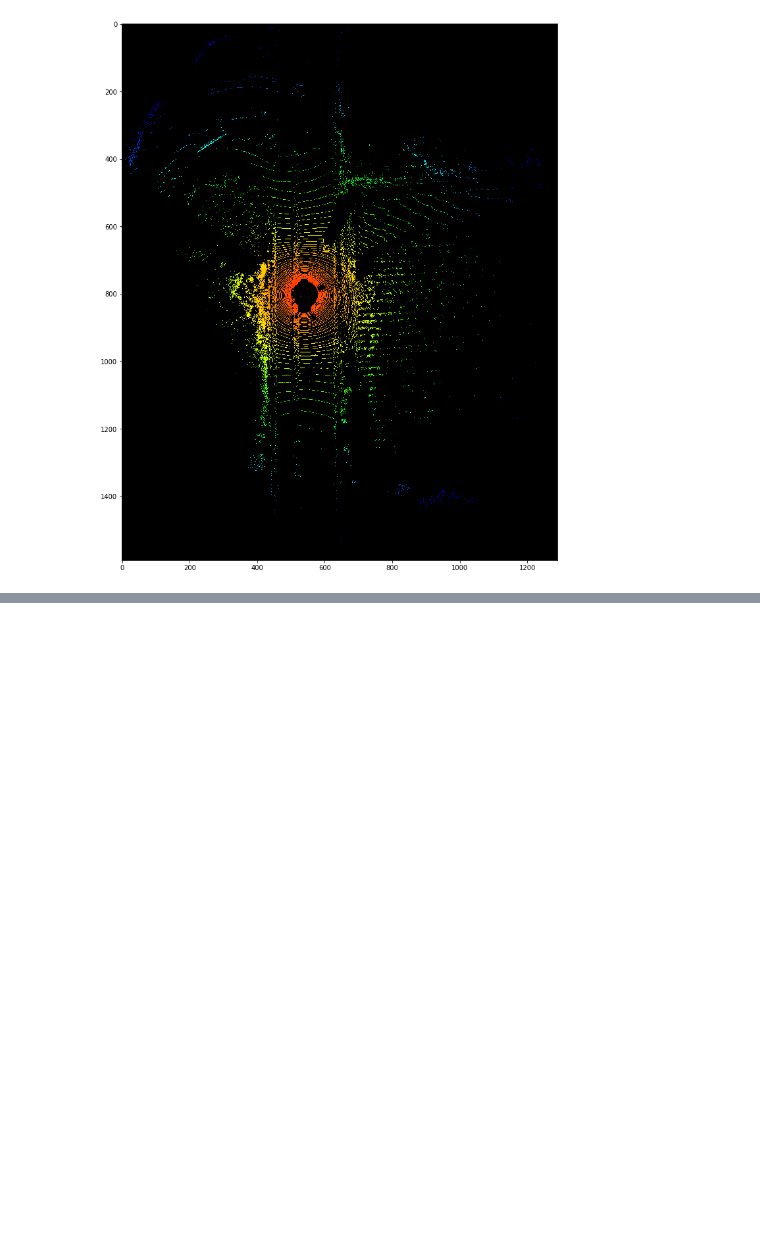
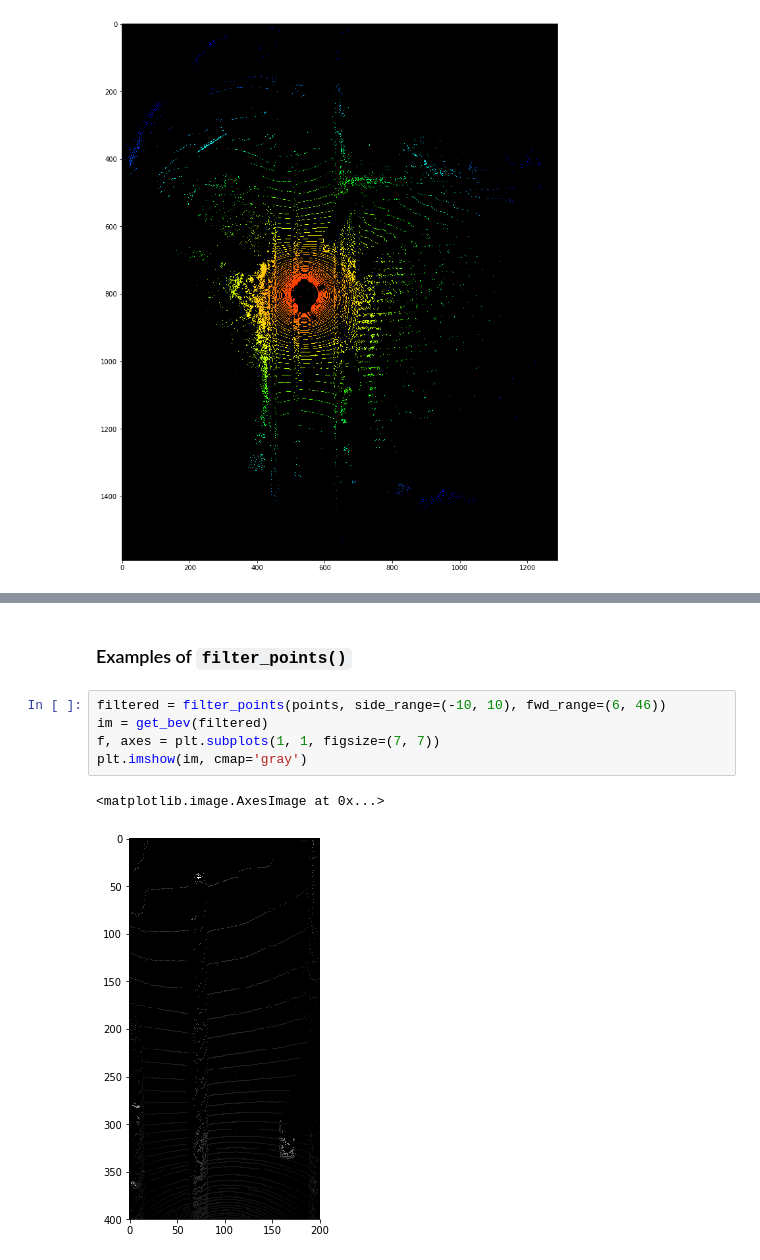
Before and after one commit to mrtpk/lidar-buster, a Jupyter notebook: tutorial/LiDAR point cloud basics.ipynb, the cells around one changed output, grey strips where cells are left out. Cells and saved outputs as stored; diff of their text form; blank space fills up the shorter version.

Commit message:
filter points from point cloud

```diff
--- a/tutorial/LiDAR point cloud basics.ipynb
+++ b/tutorial/LiDAR point cloud basics.ipynb
@@ -87,0 +132,10 @@ axes.imshow(im)
+# %% [markdown]
+### Examples of `filter_points()`
+# %%
+filtered = filter_points(points, side_range=(-10, 10), fwd_range=(6, 46))
+im = get_bev(filtered)
+f, axes = plt.subplots(1, 1, figsize=(7, 7))
+plt.imshow(im, cmap='gray')
+# %% [output]
+<matplotlib.image.AxesImage at 0x...>
+[figure, added]
```
Also changed, not shown: parts of 3 cells of this notebook, 1 other file.
